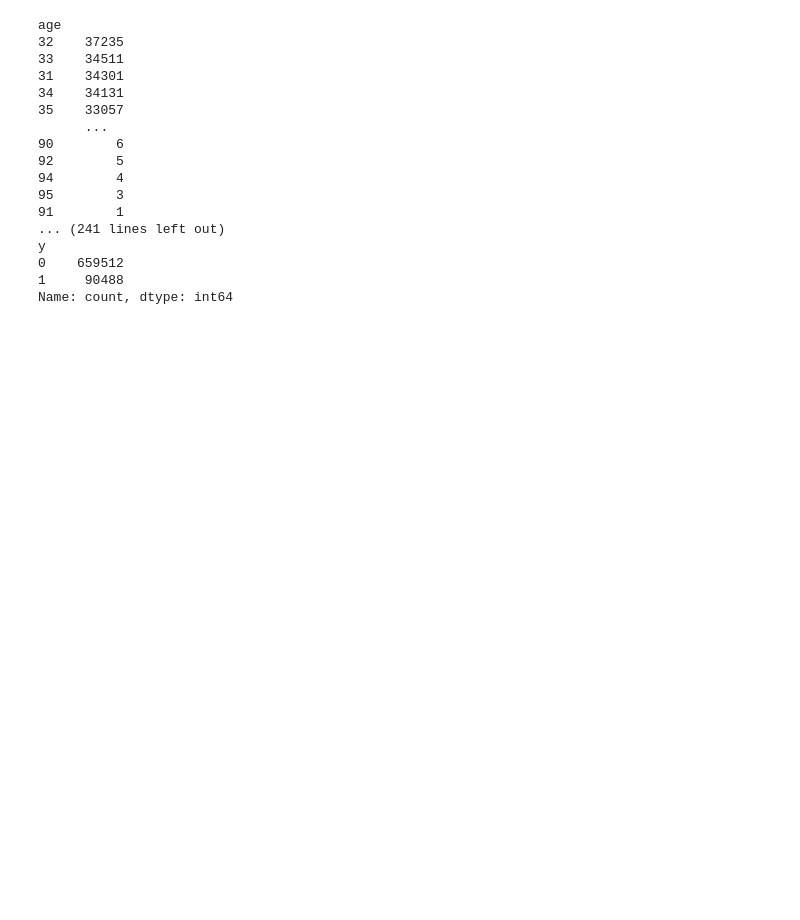
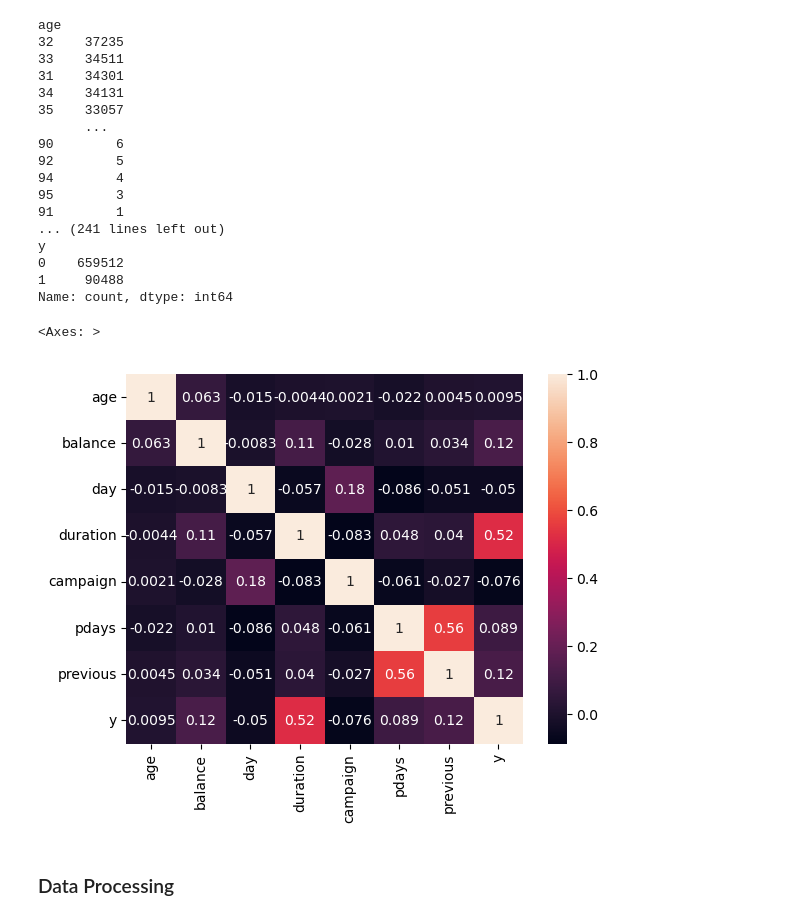
Before and after one commit to d-llen/Kaggle-PG_S5E8, a Jupyter notebook: model.ipynb, the cells around one changed output. Saved outputs shown, nothing was run; the diff lists cells and outputs as text; code cells hidden in the pictures; blank space fills up the shorter version.

```diff
--- a/model.ipynb
+++ b/model.ipynb
@@ -131,0 +115,7 @@ from sklearn.model_selection import cr
+# %%
+sns.heatmap(train[numerical_cols].corr(), annot=True)
+# %% [output]
+<Axes: >
+[figure, added]
+# %% [markdown]
+### Data Processing
```
Also changed, not shown: parts of 26 cells of this notebook, 6 other files.
